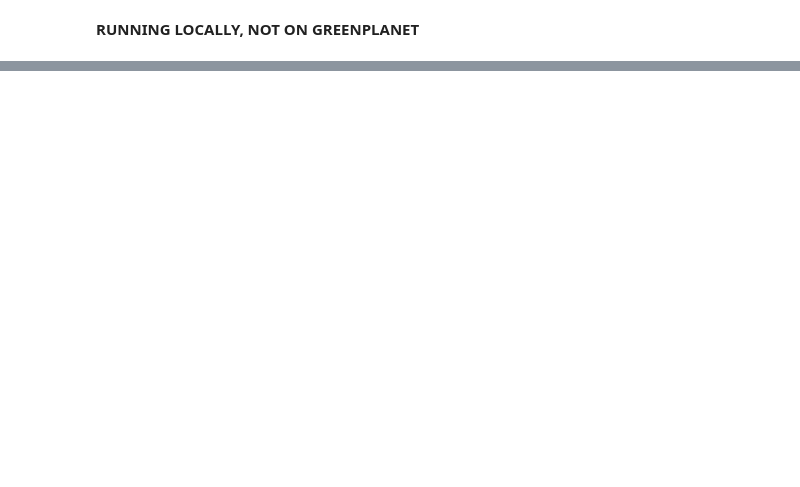
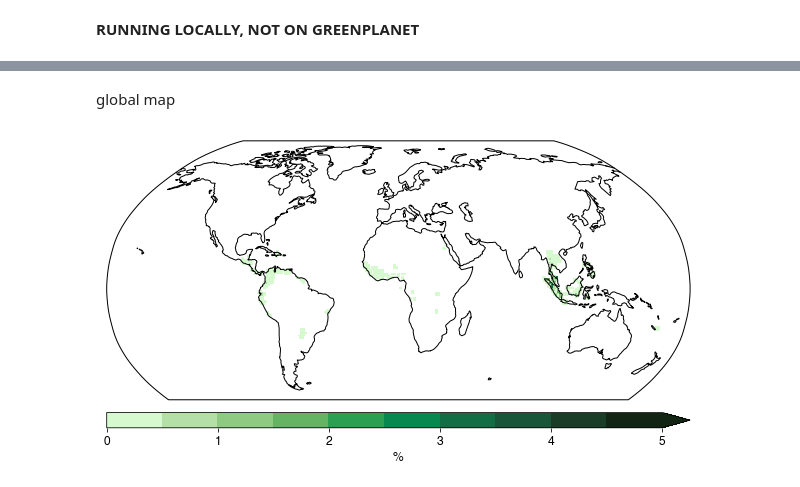
Before and after one commit to bairdlangenbrunner/cesm2-analysis, a Jupyter notebook: fequinox-runs/exploring_surfdata_input.ipynb, the cells around one changed output, grey strips where cells are left out. Drawn from its saved outputs; the diff is of its cells as text; code cells hidden in the pictures; blank space fills up the shorter version.

```diff
--- a/fequinox-runs/exploring_surfdata_input.ipynb
+++ b/fequinox-runs/exploring_surfdata_input.ipynb
@@ -29,0 +169,44 @@ mp.contourf(pct_cft[6,:,:])
+# %% [markdown]
+global map
+# %%
+#which_idx = oilpalm_idx
+#which_idx = oilpalm_irr_idxwhich_idx = rice_idx
+#which_idx = winterwheat_irr_idx
+
+lat_lo = -13
+lat_hi = 22
+lon_lo = 90
+lon_hi = 156
+
+fontsize=12
+map_proj = cartopy.crs.Robinson(central_longitude=5)
+data_proj = cartopy.crs.PlateCarree()
+fig = mp.figure(figsize=(8.5,4.25))
+ax = fig.add_subplot(111, projection=map_proj)
+
+field = pct_cropxcft[which_idx-1,:,:]
+field[field==0] = numpy.nan
+
+cmap = cmocean.cm.algae
+levels = numpy.arange(0,5.1,0.5)
+norm = matplotlib.colors.BoundaryNorm(levels, cmap.N)
+contour_plot = ax.pcolormesh(lon_pcolormesh_midpoints,lat_pcolormesh_midpoints,\
+                             field*100.,\
+                             cmap=cmap,\
+                             norm=norm,\
+                             #cmocean.cm.turbid,\
+                             vmin=0, vmax=20, transform=data_proj)
+ax.coastlines(resolution='110m')
+x0,x1,y0,y1 = ax.get_extent()
+ax.set_extent([x0,x1,y0*.75,y1], crs=map_proj)
+#ax.outline_patch.set_visible(False)
+
+fig.tight_layout()
+
+axpos = ax.get_position()
+cbar_ax = fig.add_axes([axpos.x0,axpos.y0-0.05,axpos.width,0.05])
+cbar = mp.colorbar(contour_plot, cax=cbar_ax, orientation='horizontal', extend='max')
+cbar_ax.tick_params(labelsize=fontsize)
+cbar.set_label('%',fontsize=fontsize)
+# %% [output]
+[figure, added]
```
Also changed, not shown: parts of 23 cells of this notebook, 2 other files.
